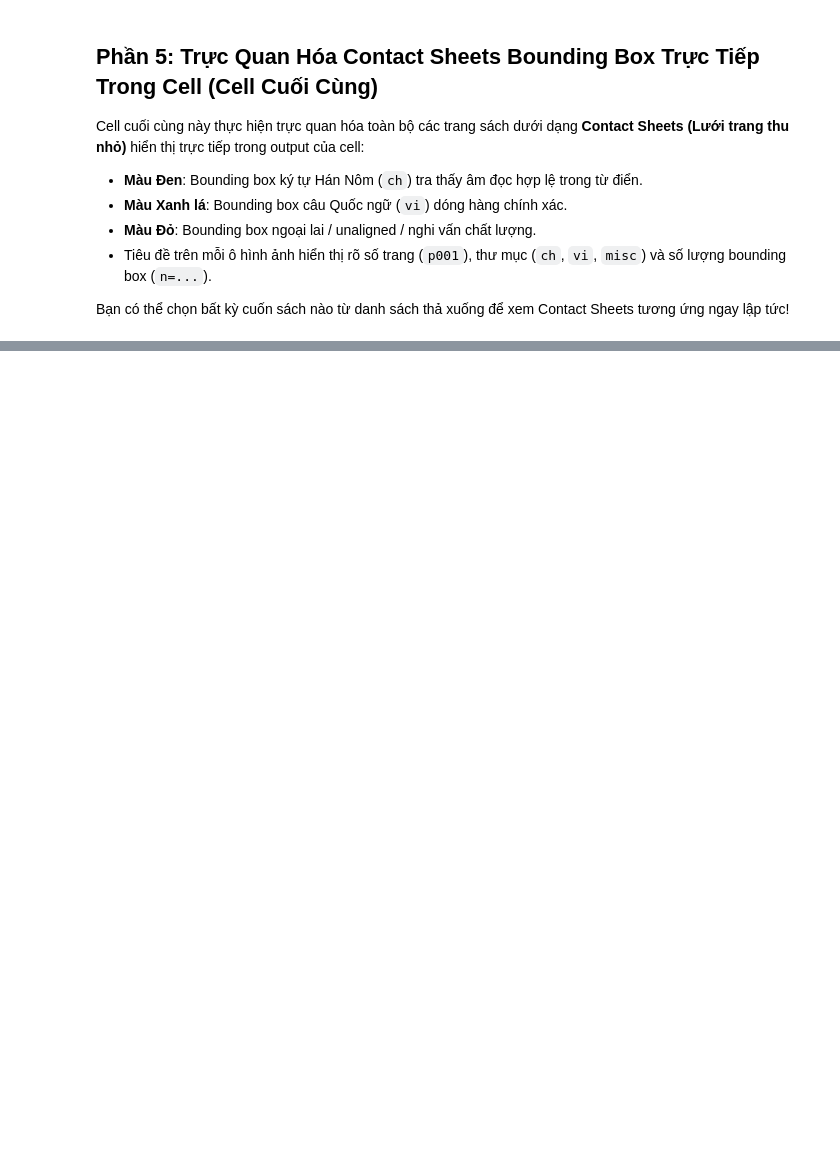
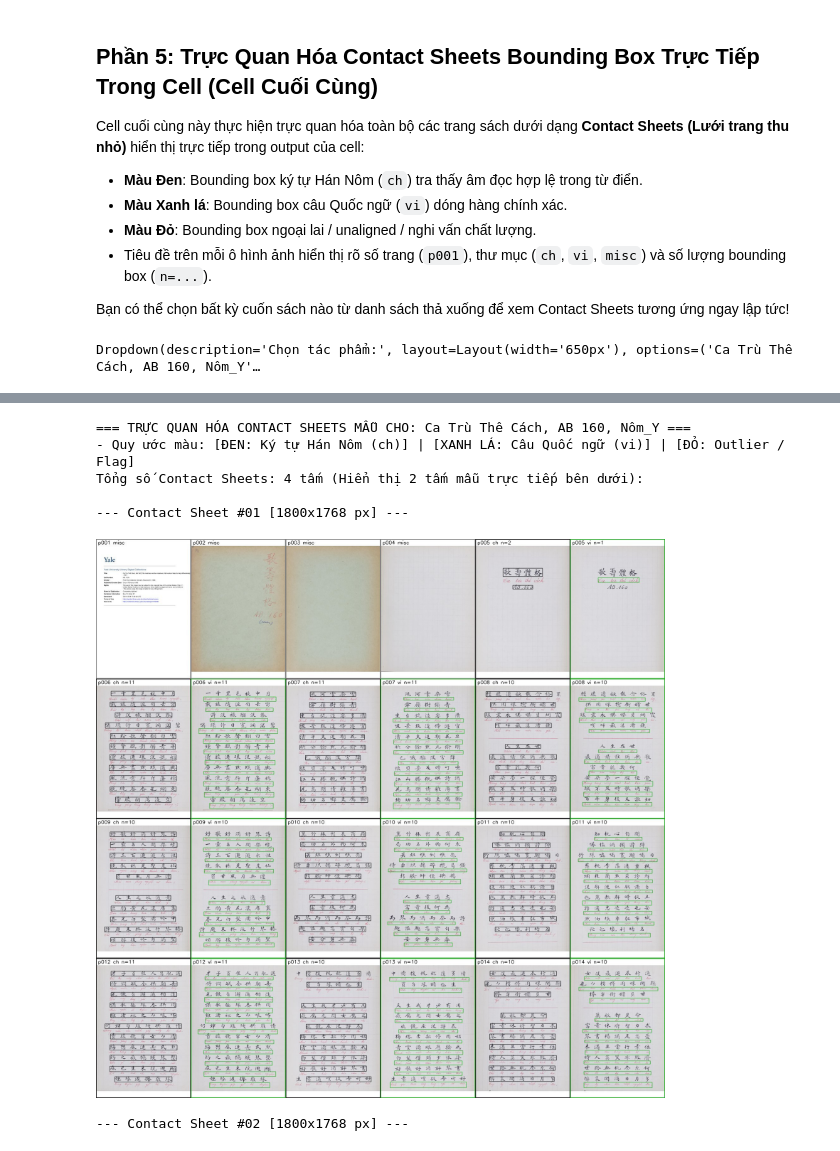
Before and after one commit to fithcmus-academic-labs/sinonom-vietnamese-parallel-construction, a Jupyter notebook: baseline.ipynb, the cells around one changed output, grey strips where cells are left out. Saved outputs shown, nothing was run; the diff lists cells and outputs as text; code cells hidden in the pictures; blank space fills up the shorter version.

Commit message:
feat(notebook): bake in full cell execution outputs, tables, and contact sheet visual proofs

```diff
--- a/baseline.ipynb
+++ b/baseline.ipynb
@@ -269,3 +277,12 @@ display(widgets.VBox([
     ]),
     output_status
 ]))
+
+# In thông tin nhận diện tệp trực tiếp để hiển thị rõ ràng trên mọi giao diện xem notebook
+initial_targets = resolve_target_pdfs()
+print(f"\n[DANH SÁCH TỆP ĐẦU VÀO] Đã nhận diện {len(initial_targets)} tệp PDF sẵn sàng xử lý:")
+for idx, p in enumerate(initial_targets[:10], 1):
+    size_mb = p.stat().st_size / (1024 * 1024)
+    print(f"  {idx:02d}. {p.name} ({size_mb:.2f} MB)")
+if len(initial_targets) > 10:
+    print(f"  ... và thêm {len(initial_targets) - 10} tệp khác.")
@@ -702,10 +776,22 @@ def on_book_change(change):
 
 viewer_dropdown.observe(on_book_change)
 
-# Hiển thị trình tương tác và hiển thị ngay cuốn sách đầu tiên
+# Hiển thị trình tương tác Dropdown
 display(viewer_dropdown)
 display(viewer_output)
 
-# Tự động hiển thị ngay Contact Sheet của tác phẩm đầu tiên trong cell
+# Kết xuất trực tiếp hình ảnh Contact Sheet của tác phẩm đầu tiên ra ngoài cell
+# để lưu trữ cố định (embedded base64) hiển thị được trên mọi trình duyệt và GitHub
 if available_output_books:
-    display_contact_sheets_for_book(available_output_books[0])
+    first_book = available_output_books[0]
+    print(f"\n=== TRỰC QUAN HÓA CONTACT SHEETS MẪU CHO: {first_book} ===")
+    print("- Quy ước màu: [ĐEN: Ký tự Hán Nôm (ch)] | [XANH LÁ: Câu Quốc ngữ (vi)] | [ĐỎ: Outlier / Flag]")
+    sample_sheets = get_book_contact_sheets(first_book)
+    print(f"Tổng số Contact Sheets: {len(sample_sheets)} tấm (Hiển thị 2 tấm mẫu trực tiếp bên dưới):\n")
+    for idx, sheet_img in enumerate(sample_sheets[:2], 1):
+        ok, buf = cv2.imencode(".jpg", sheet_img, [cv2.IMWRITE_JPEG_QUALITY, 85])
+        if ok:
+            print(f"--- Contact Sheet #{idx:02d} [{sheet_img.shape[1]}x{sheet_img.shape[0]} px] ---")
+            display(IPImage(data=buf.tobytes(), width=950))
+# %% [output]
+Dropdown(description='Chọn tác phẩm:', layout=Layout(width='650px'), options=('Ca Trù Thê Cách, AB 160, Nôm_Y'…
@@ -711,0 +799,7 @@ if available_output_books:
+=== TRỰC QUAN HÓA CONTACT SHEETS MẪU CHO: Ca Trù Thê Cách, AB 160, Nôm_Y ===
+- Quy ước màu: [ĐEN: Ký tự Hán Nôm (ch)] | [XANH LÁ: Câu Quốc ngữ (vi)] | [ĐỎ: Outlier / Flag]
+Tổng số Contact Sheets: 4 tấm (Hiển thị 2 tấm mẫu trực tiếp bên dưới):
+
+--- Contact Sheet #01 [1800x1768 px] ---
+[figure, added]
+--- Contact Sheet #02 [1800x1768 px] ---
```
Also changed, not shown: parts of 6 cells of this notebook, 2 other files.
